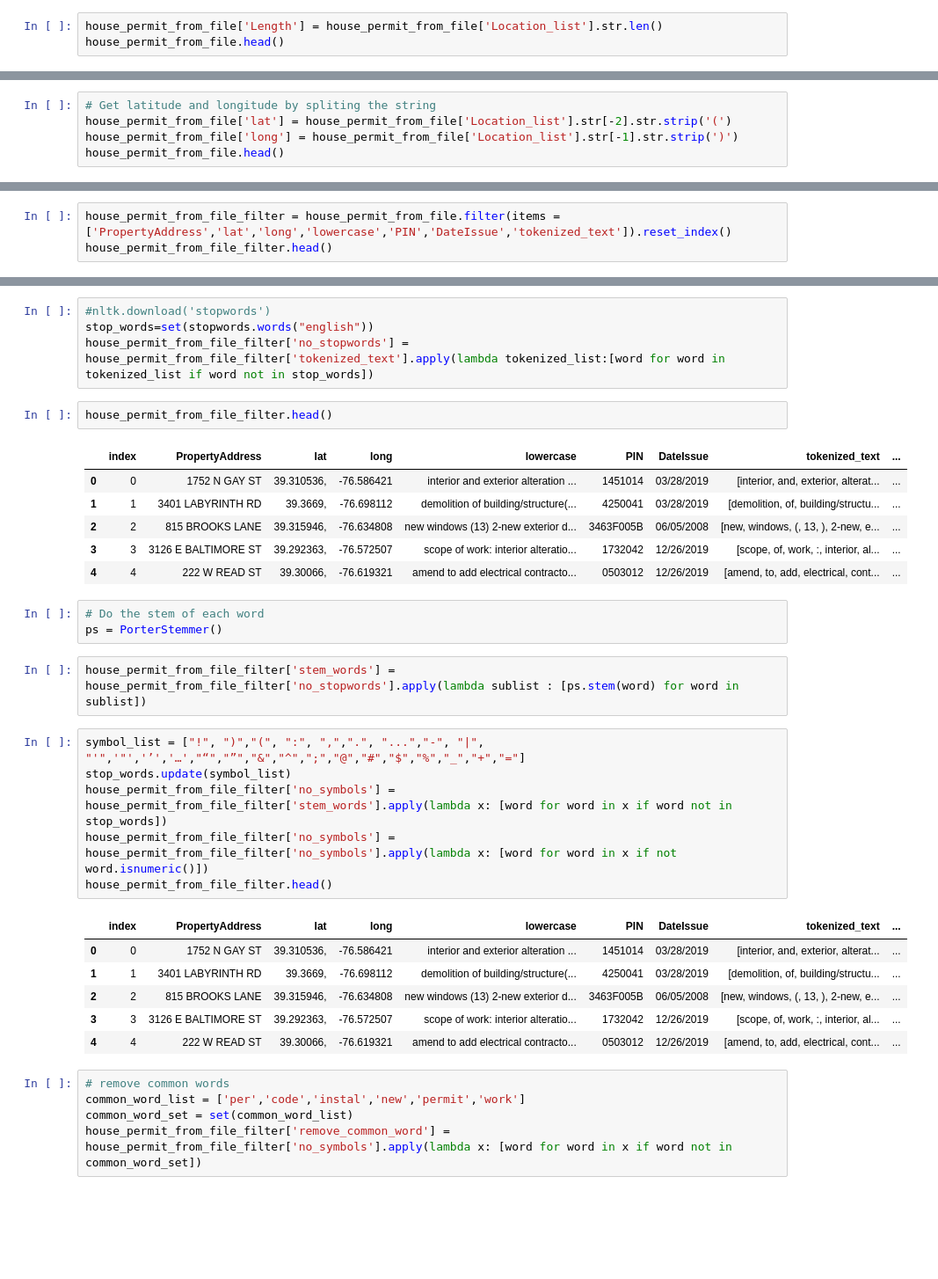
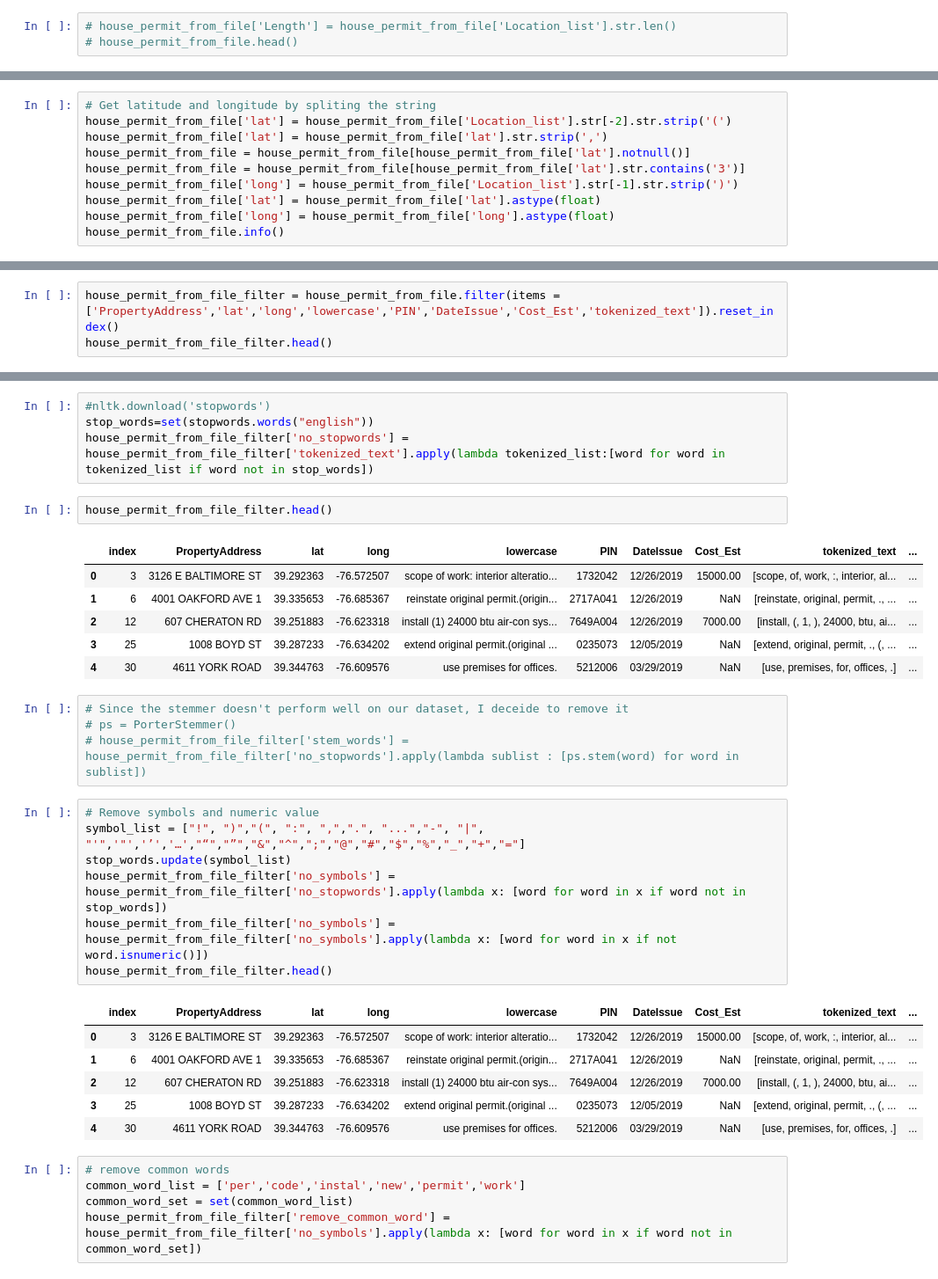
Before and after one commit to Gramir10/Construction-Permit-Text-Analysis, a Jupyter notebook: CPTA_project.ipynb, the cells around one changed output, grey strips where cells are left out. Shown at 88% size. Cells and saved outputs as stored; diff of their text form; blank space fills up the shorter version.

```diff
--- a/CPTA_project.ipynb
+++ b/CPTA_project.ipynb
@@ -140,5 +141,5 @@ house_permit_from_file.head()
 | 4 | 20191226094441660W | COM2019-88825 | 0503 | 012 | 222 W READ ST | COM2019-88825 | 12/26/2019 | amend to add electrical contracto... | ... |
 5 rows × 21 columns
 # %%
-house_permit_from_file['Length'] = house_permit_from_file['Location_list'].str.len()
-house_permit_from_file.head()
+# house_permit_from_file['Length'] = house_permit_from_file['Location_list'].str.len()
+# house_permit_from_file.head()
@@ -153,6 +146,11 @@ house_permit_from_file.head()
 # %%
 # Get latitude and longitude by spliting the string
 house_permit_from_file['lat'] = house_permit_from_file['Location_list'].str[-2].str.strip('(')
+house_permit_from_file['lat'] = house_permit_from_file['lat'].str.strip(',')
+house_permit_from_file = house_permit_from_file[house_permit_from_file['lat'].notnull()]
+house_permit_from_file = house_permit_from_file[house_permit_from_file['lat'].str.contains('3')]
 house_permit_from_file['long'] = house_permit_from_file['Location_list'].str[-1].str.strip(')')
-house_permit_from_file.head()
+house_permit_from_file['lat'] = house_permit_from_file['lat'].astype(float)
+house_permit_from_file['long'] = house_permit_from_file['long'].astype(float)
+house_permit_from_file.info()
 # %% [output]
@@ -197,4 +181,4 @@ house_permit_from_file['tokenized_text'] = house_permit_from_file['lowercase'].a
 # %%
-house_permit_from_file_filter = house_permit_from_file.filter(items = ['PropertyAddress','lat','long','lowercase','PIN','DateIssue','tokenized_text']).reset_index()
+house_permit_from_file_filter = house_permit_from_file.filter(items = ['PropertyAddress','lat','long','lowercase','PIN','DateIssue','Cost_Est','tokenized_text']).reset_index()
 house_permit_from_file_filter.head()
 # %% [output]
@@ -211,30 +195,30 @@ house_permit_from_file_filter['no_stopwords'] = house_permit_from_file_filter['t
 # %%
 house_permit_from_file_filter.head()
 # %% [output]
-|  | index | PropertyAddress | lat | long | lowercase | PIN | DateIssue | tokenized_text | ... |
-| 0 | 0 | 1752 N GAY ST | 39.310536, | -76.586421 | interior and exterior alteration ... | 1451014 | 03/28/2019 | [interior, and, exterior, alterat... | ... |
-| 1 | 1 | 3401 LABYRINTH RD | 39.3669, | -76.698112 | demolition of building/structure(... | 4250041 | 03/28/2019 | [demolition, of, building/structu... | ... |
-| 2 | 2 | 815 BROOKS LANE | 39.315946, | -76.634808 | new windows (13) 2-new exterior d... | 3463F005B | 06/05/2008 | [new, windows, (, 13, ), 2-new, e... | ... |
-| 3 | 3 | 3126 E BALTIMORE ST | 39.292363, | -76.572507 | scope of work: interior alteratio... | 1732042 | 12/26/2019 | [scope, of, work, :, interior, al... | ... |
-| 4 | 4 | 222 W READ ST | 39.30066, | -76.619321 | amend to add electrical contracto... | 0503012 | 12/26/2019 | [amend, to, add, electrical, cont... | ... |
+|  | index | PropertyAddress | lat | long | lowercase | PIN | DateIssue | Cost_Est | tokenized_text | ... |
+| 0 | 3 | 3126 E BALTIMORE ST | 39.292363 | -76.572507 | scope of work: interior alteratio... | 1732042 | 12/26/2019 | 15000.00 | [scope, of, work, :, interior, al... | ... |
+| 1 | 6 | 4001 OAKFORD AVE 1 | 39.335653 | -76.685367 | reinstate original permit.(origin... | 2717A041 | 12/26/2019 | NaN | [reinstate, original, permit, ., ... | ... |
+| 2 | 12 | 607 CHERATON RD | 39.251883 | -76.623318 | install (1) 24000 btu air-con sys... | 7649A004 | 12/26/2019 | 7000.00 | [install, (, 1, ), 24000, btu, ai... | ... |
+| 3 | 25 | 1008 BOYD ST | 39.287233 | -76.634202 | extend original permit.(original ... | 0235073 | 12/05/2019 | NaN | [extend, original, permit, ., (, ... | ... |
+| 4 | 30 | 4611 YORK ROAD | 39.344763 | -76.609576 | use premises for offices. | 5212006 | 03/29/2019 | NaN | [use, premises, for, offices, .] | ... |
-# %%
-# Do the stem of each word
-ps = PorterStemmer()
 # %%
-house_permit_from_file_filter['stem_words'] = house_permit_from_file_filter['no_stopwords'].apply(lambda sublist : [ps.stem(word) for word in sublist])
+# Since the stemmer doesn't perform well on our dataset, I deceide to remove it
+# ps = PorterStemmer()
+# house_permit_from_file_filter['stem_words'] = house_permit_from_file_filter['no_stopwords'].apply(lambda sublist : [ps.stem(word) for word in sublist])
 # %%
+# Remove symbols and numeric value
 symbol_list = ["!", ")","(", ":", ",",".", "...","-", "|", "'",'"','’','…',"“","”","&","^",";","@","#","$","%","_","+","="]
 stop_words.update(symbol_list)
-house_permit_from_file_filter['no_symbols'] = house_permit_from_file_filter['stem_words'].apply(lambda x: [word for word in x if word not in stop_words])
+house_permit_from_file_filter['no_symbols'] = house_permit_from_file_filter['no_stopwords'].apply(lambda x: [word for word in x if word not in stop_words])
 house_permit_from_file_filter['no_symbols'] = house_permit_from_file_filter['no_symbols'].apply(lambda x: [word for word in x if not word.isnumeric()])
 house_permit_from_file_filter.head()
 # %% [output]
-|  | index | PropertyAddress | lat | long | lowercase | PIN | DateIssue | tokenized_text | ... |
-| 0 | 0 | 1752 N GAY ST | 39.310536, | -76.586421 | interior and exterior alteration ... | 1451014 | 03/28/2019 | [interior, and, exterior, alterat... | ... |
-| 1 | 1 | 3401 LABYRINTH RD | 39.3669, | -76.698112 | demolition of building/structure(... | 4250041 | 03/28/2019 | [demolition, of, building/structu... | ... |
-| 2 | 2 | 815 BROOKS LANE | 39.315946, | -76.634808 | new windows (13) 2-new exterior d... | 3463F005B | 06/05/2008 | [new, windows, (, 13, ), 2-new, e... | ... |
-| 3 | 3 | 3126 E BALTIMORE ST | 39.292363, | -76.572507 | scope of work: interior alteratio... | 1732042 | 12/26/2019 | [scope, of, work, :, interior, al... | ... |
-| 4 | 4 | 222 W READ ST | 39.30066, | -76.619321 | amend to add electrical contracto... | 0503012 | 12/26/2019 | [amend, to, add, electrical, cont... | ... |
+|  | index | PropertyAddress | lat | long | lowercase | PIN | DateIssue | Cost_Est | tokenized_text | ... |
+| 0 | 3 | 3126 E BALTIMORE ST | 39.292363 | -76.572507 | scope of work: interior alteratio... | 1732042 | 12/26/2019 | 15000.00 | [scope, of, work, :, interior, al... | ... |
+| 1 | 6 | 4001 OAKFORD AVE 1 | 39.335653 | -76.685367 | reinstate original permit.(origin... | 2717A041 | 12/26/2019 | NaN | [reinstate, original, permit, ., ... | ... |
+| 2 | 12 | 607 CHERATON RD | 39.251883 | -76.623318 | install (1) 24000 btu air-con sys... | 7649A004 | 12/26/2019 | 7000.00 | [install, (, 1, ), 24000, btu, ai... | ... |
+| 3 | 25 | 1008 BOYD ST | 39.287233 | -76.634202 | extend original permit.(original ... | 0235073 | 12/05/2019 | NaN | [extend, original, permit, ., (, ... | ... |
+| 4 | 30 | 4611 YORK ROAD | 39.344763 | -76.609576 | use premises for offices. | 5212006 | 03/29/2019 | NaN | [use, premises, for, offices, .] | ... |
 # %%
 # remove common words
 common_word_list = ['per','code','instal','new','permit','work']
```
Also changed, not shown: parts of 25 cells of this notebook.
